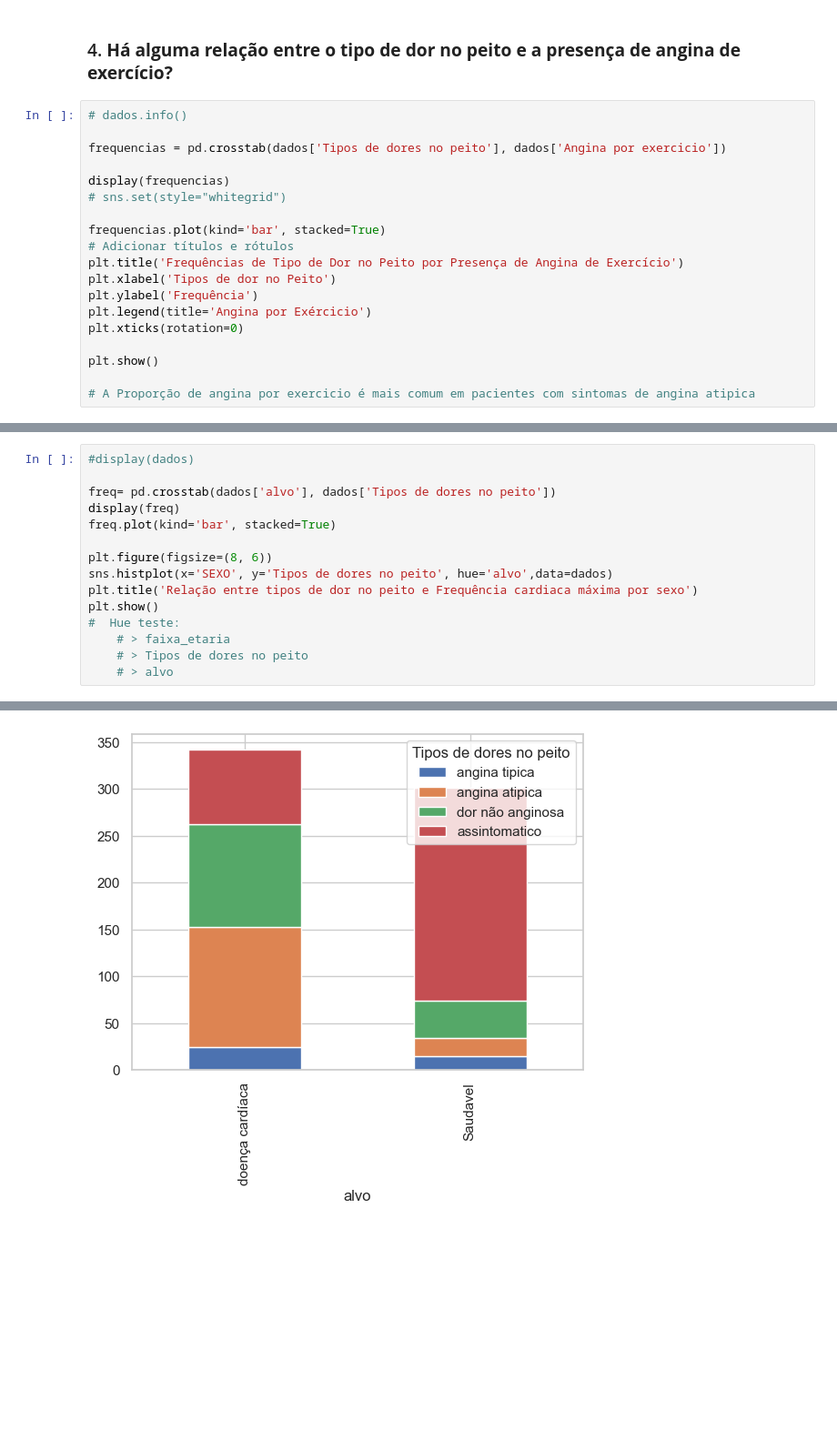
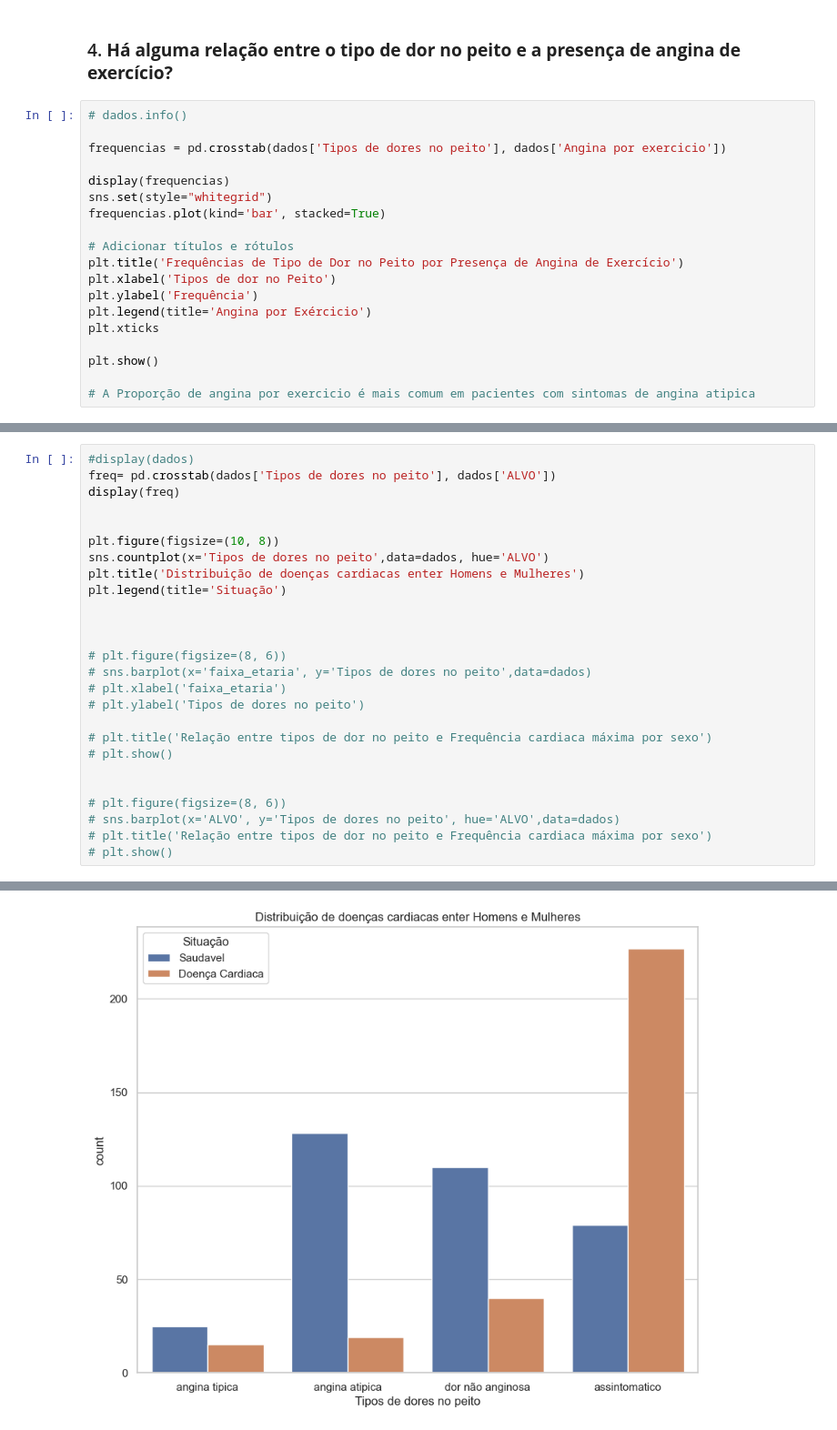
Before and after one commit to jop922/doencas_cardiacas, a Jupyter notebook: df.ipynb, the cells around one changed output, grey strips where cells are left out. Shown at 91% size. Drawn from its saved outputs; the diff is of its cells as text; blank space fills up the shorter version.

```diff
--- a/df.ipynb
+++ b/df.ipynb
@@ -303,15 +268,15 @@ plt.figure(figsize=(15, 10))
 frequencias = pd.crosstab(dados['Tipos de dores no peito'], dados['Angina por exercicio'])
 
 display(frequencias)
-# sns.set(style="whitegrid")
+sns.set(style="whitegrid")
+frequencias.plot(kind='bar', stacked=True)
 
-frequencias.plot(kind='bar', stacked=True)
 # Adicionar títulos e rótulos
 plt.title('Frequências de Tipo de Dor no Peito por Presença de Angina de Exercício')
 plt.xlabel('Tipos de dor no Peito')
 plt.ylabel('Frequência')
 plt.legend(title='Angina por Exércicio')
-plt.xticks(rotation=0)
+plt.xticks
 
 plt.show()
 
@@ -330,16 +295,27 @@ plt.show()
 # %%
 #display(dados)
+freq= pd.crosstab(dados['Tipos de dores no peito'], dados['ALVO'])
+display(freq)
 
-freq= pd.crosstab(dados['alvo'], dados['Tipos de dores no peito'])
-display(freq)
-freq.plot(kind='bar', stacked=True)
 
-plt.figure(figsize=(8, 6))
-sns.histplot(x='SEXO', y='Tipos de dores no peito', hue='alvo',data=dados)
-plt.title('Relação entre tipos de dor no peito e Frequência cardiaca máxima por sexo')
-plt.show()
-#  Hue teste:
-    # > faixa_etaria
-    # > Tipos de dores no peito
-    # > alvo
+plt.figure(figsize=(10, 8))
+sns.countplot(x='Tipos de dores no peito',data=dados, hue='ALVO')
+plt.title('Distribuição de doenças cardiacas enter Homens e Mulheres')
+plt.legend(title='Situação')
+
+
+
+# plt.figure(figsize=(8, 6))
+# sns.barplot(x='faixa_etaria', y='Tipos de dores no peito',data=dados)
+# plt.xlabel('faixa_etaria')
+# plt.ylabel('Tipos de dores no peito')
+
+# plt.title('Relação entre tipos de dor no peito e Frequência cardiaca máxima por sexo')
+# plt.show()
+
+
+# plt.figure(figsize=(8, 6))
+# sns.barplot(x='ALVO', y='Tipos de dores no peito', hue='ALVO',data=dados)
+# plt.title('Relação entre tipos de dor no peito e Frequência cardiaca máxima por sexo')
+# plt.show()
 # %% [output]
@@ -350 +329 @@ plt.show()
-[figure, old version]
+[figure, new version]
```
Also changed, not shown: parts of 14 cells of this notebook.
